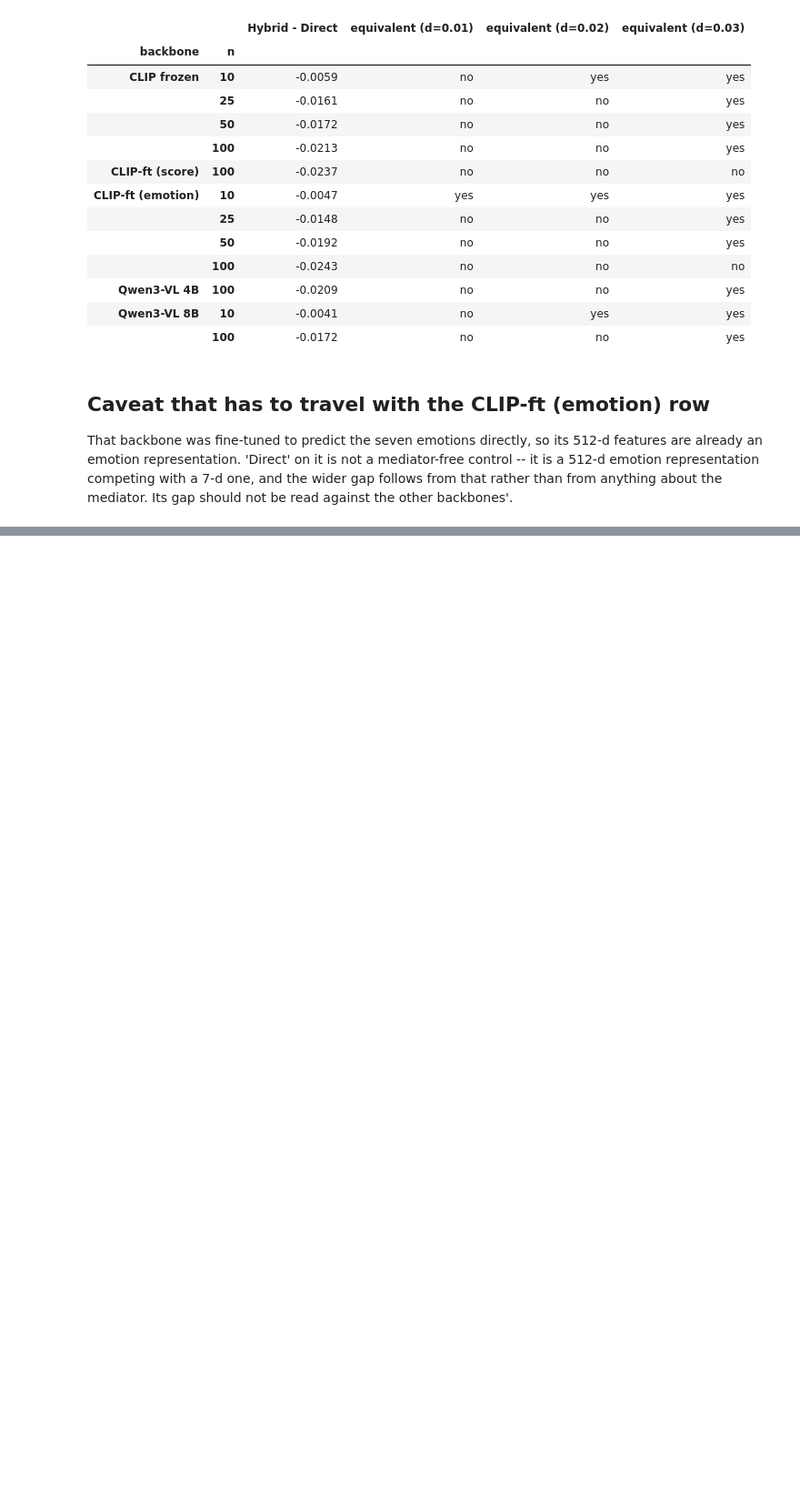
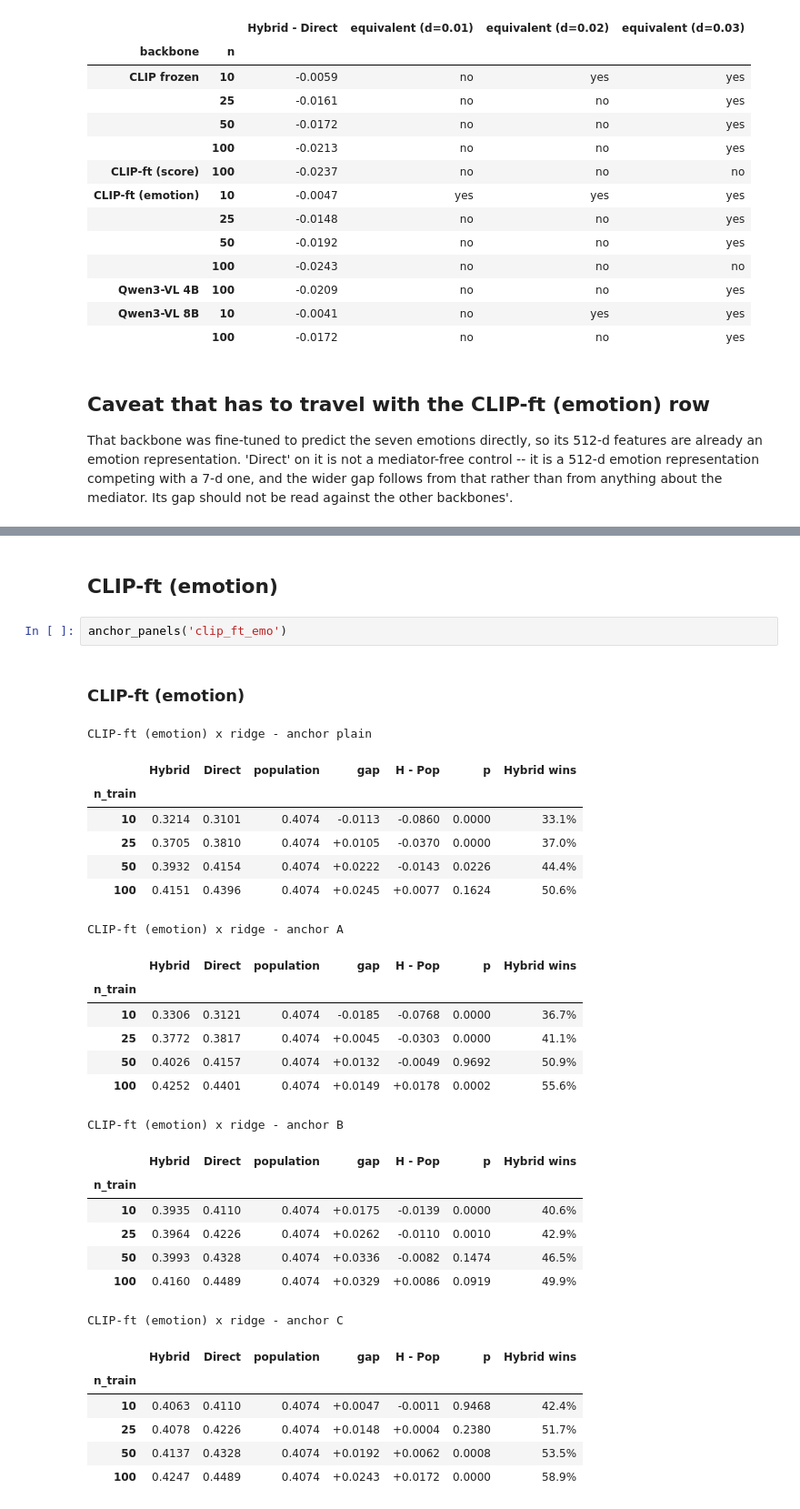
Before and after one commit to XunFlowerrr/piaa-emotion-mediated, a Jupyter notebook: notebooks/backbone_anchor_tables.ipynb, the cells around one changed output, grey strips where cells are left out. Shown at 91% size. Cells and saved outputs as stored; diff of their text form; blank space fills up the shorter version.

```diff
--- a/notebooks/backbone_anchor_tables.ipynb
+++ b/notebooks/backbone_anchor_tables.ipynb
@@ -264,0 +323,34 @@ the mediator. Its gap should not be read against the other backbones'.
+# %% [markdown]
+## CLIP-ft (emotion)
+# %%
+anchor_panels('clip_ft_emo')
+# %% [output]
+### CLIP-ft (emotion)
+CLIP-ft (emotion) x ridge - anchor plain
+|  | Hybrid | Direct | population | gap | H - Pop | p | Hybrid wins |
+| n_train |  |  |  |  |  |  |  |
+| 10 | 0.3214 | 0.3101 | 0.4074 | -0.0113 | -0.0860 | 0.0000 | 33.1% |
+| 25 | 0.3705 | 0.3810 | 0.4074 | +0.0105 | -0.0370 | 0.0000 | 37.0% |
+| 50 | 0.3932 | 0.4154 | 0.4074 | +0.0222 | -0.0143 | 0.0226 | 44.4% |
+| 100 | 0.4151 | 0.4396 | 0.4074 | +0.0245 | +0.0077 | 0.1624 | 50.6% |
+CLIP-ft (emotion) x ridge - anchor A
+|  | Hybrid | Direct | population | gap | H - Pop | p | Hybrid wins |
+| n_train |  |  |  |  |  |  |  |
+| 10 | 0.3306 | 0.3121 | 0.4074 | -0.0185 | -0.0768 | 0.0000 | 36.7% |
+| 25 | 0.3772 | 0.3817 | 0.4074 | +0.0045 | -0.0303 | 0.0000 | 41.1% |
+| 50 | 0.4026 | 0.4157 | 0.4074 | +0.0132 | -0.0049 | 0.9692 | 50.9% |
+| 100 | 0.4252 | 0.4401 | 0.4074 | +0.0149 | +0.0178 | 0.0002 | 55.6% |
+CLIP-ft (emotion) x ridge - anchor B
+|  | Hybrid | Direct | population | gap | H - Pop | p | Hybrid wins |
+| n_train |  |  |  |  |  |  |  |
+| 10 | 0.3935 | 0.4110 | 0.4074 | +0.0175 | -0.0139 | 0.0000 | 40.6% |
+| 25 | 0.3964 | 0.4226 | 0.4074 | +0.0262 | -0.0110 | 0.0010 | 42.9% |
+| 50 | 0.3993 | 0.4328 | 0.4074 | +0.0336 | -0.0082 | 0.1474 | 46.5% |
+| 100 | 0.4160 | 0.4489 | 0.4074 | +0.0329 | +0.0086 | 0.0919 | 49.9% |
+CLIP-ft (emotion) x ridge - anchor C
+|  | Hybrid | Direct | population | gap | H - Pop | p | Hybrid wins |
+| n_train |  |  |  |  |  |  |  |
+| 10 | 0.4063 | 0.4110 | 0.4074 | +0.0047 | -0.0011 | 0.9468 | 42.4% |
+| 25 | 0.4078 | 0.4226 | 0.4074 | +0.0148 | +0.0004 | 0.2380 | 51.7% |
+| 50 | 0.4137 | 0.4328 | 0.4074 | +0.0192 | +0.0062 | 0.0008 | 53.5% |
+| 100 | 0.4247 | 0.4489 | 0.4074 | +0.0243 | +0.0172 | 0.0000 | 58.9% |
```
Also changed, not shown: parts of 7 cells of this notebook.
